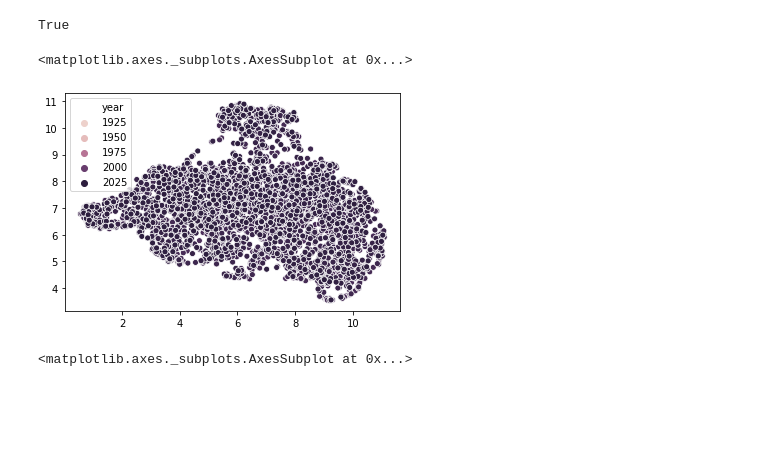
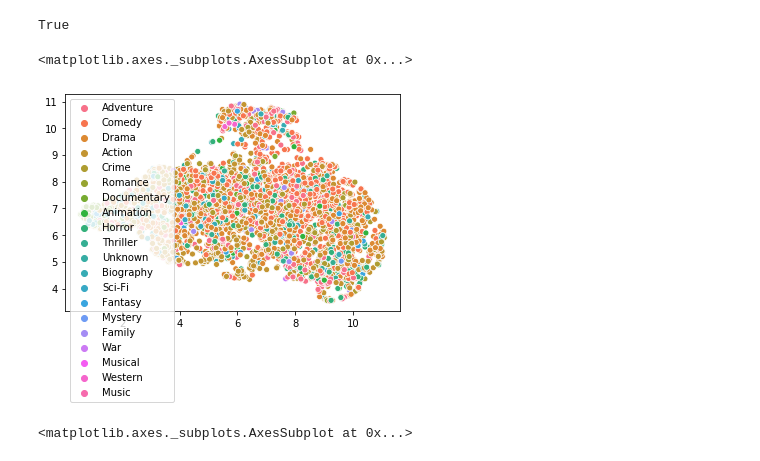
Before and after one commit to LennartKeller/SubtitleClustering, a Jupyter notebook: notebooks/DocEmbeddings.ipynb, the cells around one changed output. Saved outputs shown, nothing was run; the diff lists cells and outputs as text; code cells hidden in the pictures; blank space fills up the shorter version.

```diff
--- a/notebooks/DocEmbeddings.ipynb
+++ b/notebooks/DocEmbeddings.ipynb
@@ -15,7 +15,7 @@ def read_embeddings(embedding_file: str):
         line_data = line.split(' ')
         if len(line_data) >=2 :
             filenames.append(line_data[0])
-            embeddings.append(line_data[1:])
+            embeddings.append(list(map(float, line_data[1:])))
     return np.asarray(filenames), np.asarray(embeddings)
 # %%
 filenames, embeddings = read_embeddings('../dataset/embeddings.txt')
@@ -50,13 +50,21 @@ from umap import UMAP
 reducer = UMAP(n_neighbors=15)
 
 Xr = reducer.fit_transform(embeddings)
+# %%
+import re
+df.production_region = df.production_region.fillna("Unknown")
+df['main_region'] = [
+    'English' if "English" in list(map(lambda x: re.sub(r'\s+','', x), production_region.split(','))) else "Other" for production_region in df.production_region
+]
+# %%
+df.genre = df.genre.fillna("Unknown")
+df['main_genre'] = df.genre.str.split(',').apply(lambda x: x[0])
 # %%
 import seaborn as sns
-
-sns.scatterplot(x=Xr[:,0], y=Xr[:,1], hue=df.year)
+sns.scatterplot(x=Xr[:,0], y=Xr[:,1], hue=list(map(lambda x: x, df.main_genre)))
 # %% [output]
 <matplotlib.axes._subplots.AxesSubplot at 0x...>
-[figure, old version]
+[figure, new version]
 # %%
 df.year.plot(kind="hist", bins=len(df.year.unique()))
 # %% [output]
```
Also changed, not shown: parts of 3 cells of this notebook.
